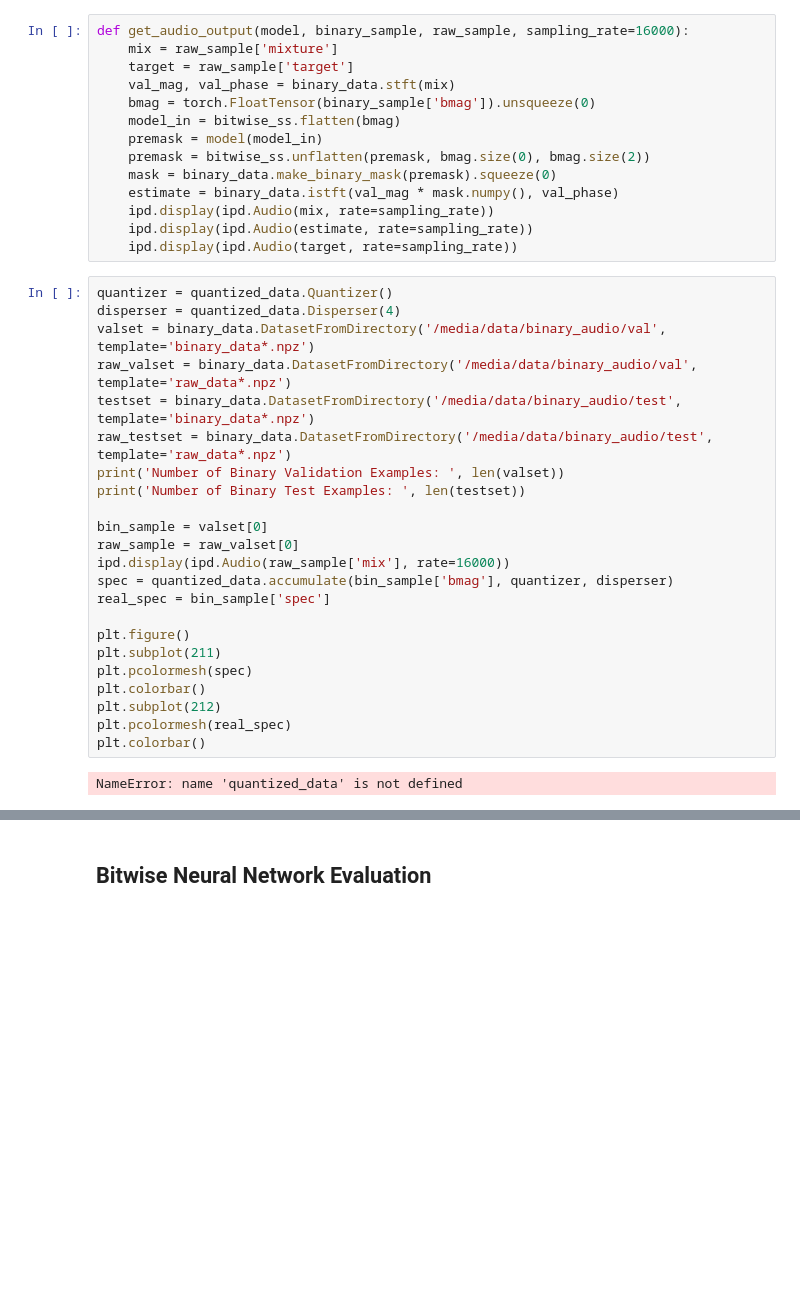
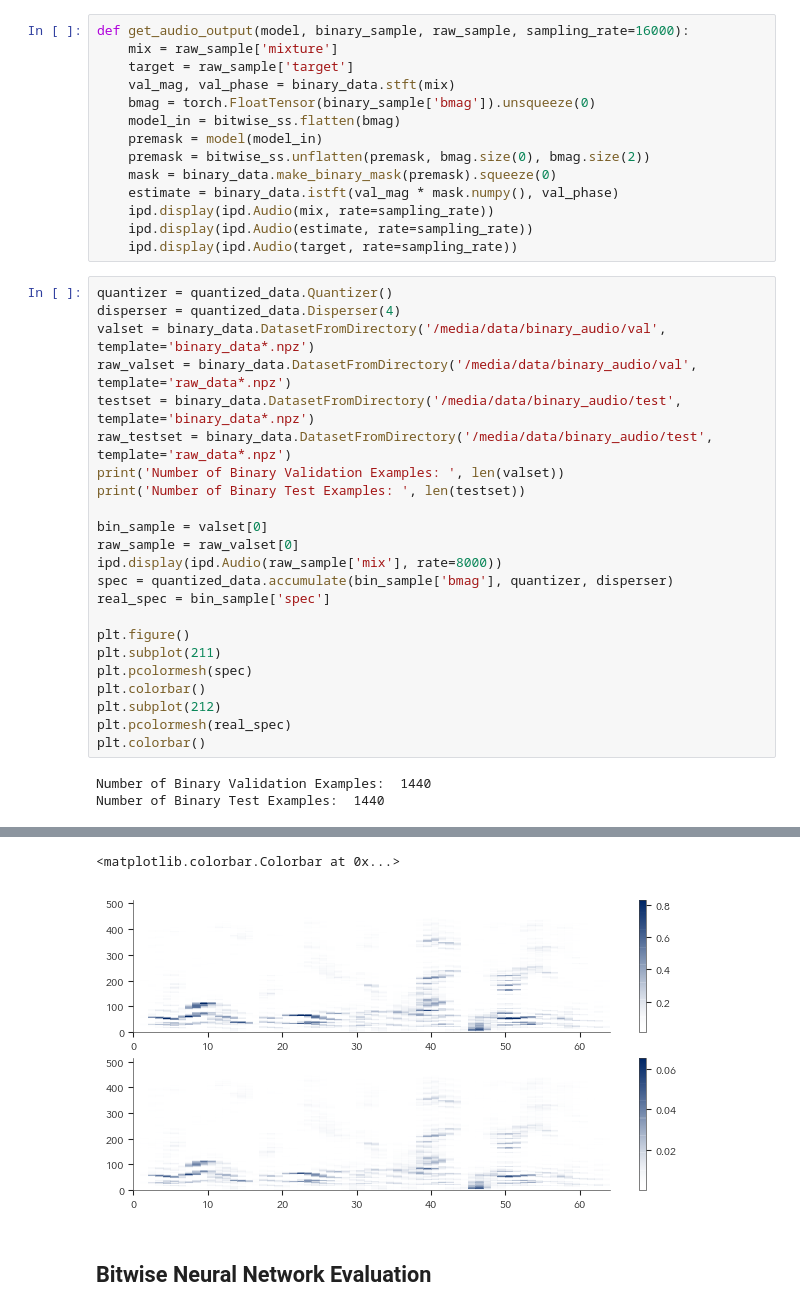
Before and after one commit to rhiga2/BinaryNeuralNetwork, a Jupyter notebook: loss_and_metrics/evaluate_models.ipynb, the cells around one changed output, grey strips where cells are left out. Cells and saved outputs as stored; diff of their text form; blank space fills up the shorter version.

```diff
--- a/loss_and_metrics/evaluate_models.ipynb
+++ b/loss_and_metrics/evaluate_models.ipynb
@@ -81,7 +84,7 @@ print('Number of Binary Test Examples: ', len(testset))
 
 bin_sample = valset[0]
 raw_sample = raw_valset[0]
-ipd.display(ipd.Audio(raw_sample['mix'], rate=16000))
+ipd.display(ipd.Audio(raw_sample['mix'], rate=8000))
 spec = quantized_data.accumulate(bin_sample['bmag'], quantizer, disperser)
 real_spec = bin_sample['spec']
 
@@ -93,4 +96,5 @@ plt.subplot(212)
 plt.pcolormesh(real_spec)
 plt.colorbar()
 # %% [output]
-NameError: name 'quantized_data' is not defined
+Number of Binary Validation Examples:  1440
+Number of Binary Test Examples:  1440
@@ -97,3 +102,5 @@ NameError: name 'quantized_data' is not defined
+<matplotlib.colorbar.Colorbar at 0x...>
+[figure, added]
 # %% [markdown]
 ## Bitwise Neural Network Evaluation
 # %%
```
Also changed, not shown: parts of 2 cells of this notebook, 6 other files.
